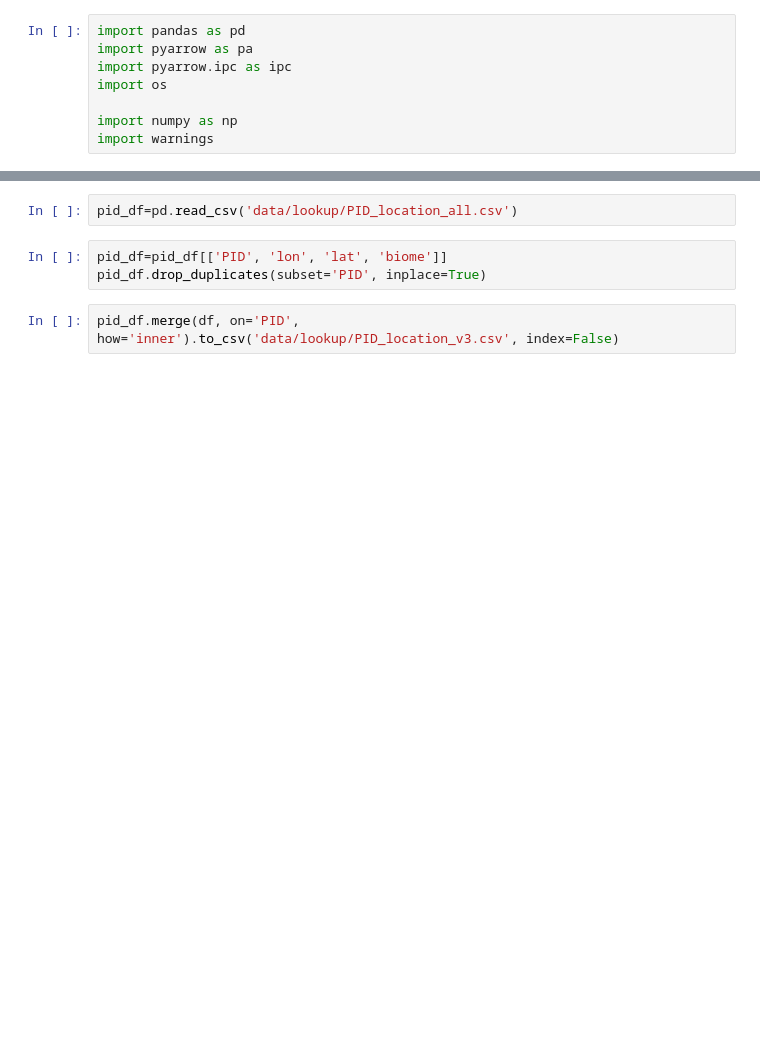
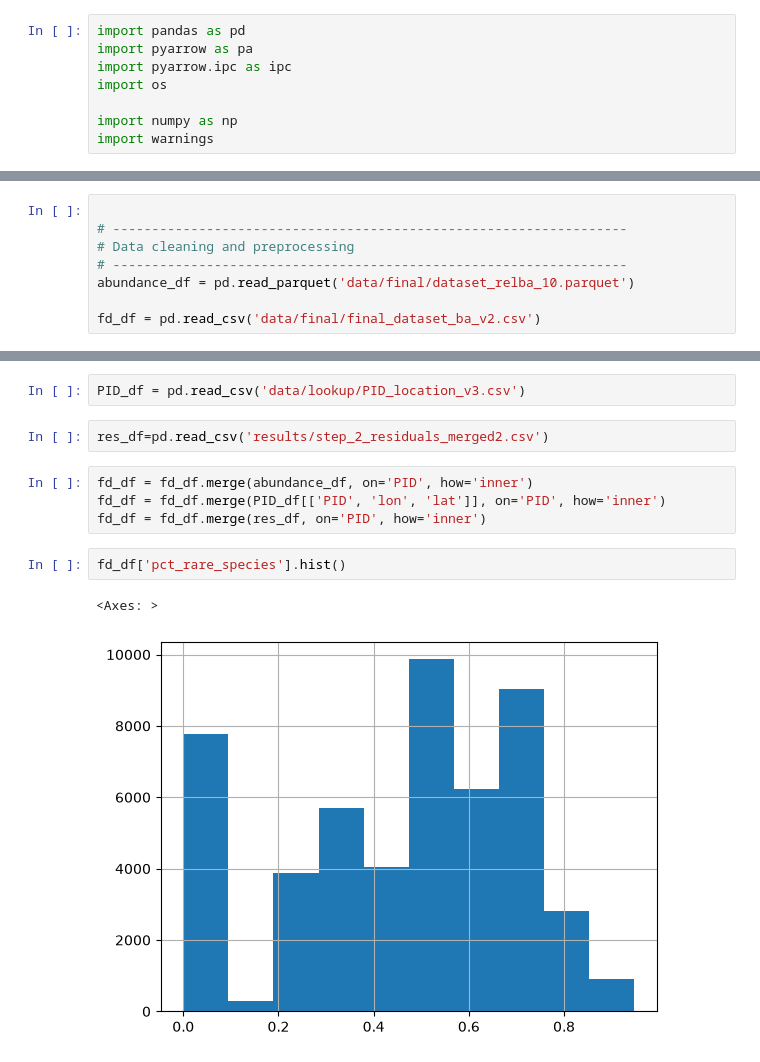
Before and after one commit to qiulinlx/FD_Stability, a Jupyter notebook: scratch.ipynb, the cells around one changed output, grey strips where cells are left out. Drawn from its saved outputs; the diff is of its cells as text; blank space fills up the shorter version.

Commit message:
all changes before cleaning

```diff
--- a/scratch.ipynb
+++ b/scratch.ipynb
@@ -81,0 +9,8 @@ df=df.merge(df_s, on='PID', how='inner')
+# %%
+
+# ------------------------------------------------------------------
+# Data cleaning and preprocessing
+# ------------------------------------------------------------------
+abundance_df = pd.read_parquet('data/final/dataset_relba_10.parquet')
+
+fd_df = pd.read_csv('data/final/final_dataset_ba_v2.csv')
@@ -82,7 +36,13 @@ df=df.merge(df_s, on='PID', how='inner')
 # %%
-pid_df=pd.read_csv('data/lookup/PID_location_all.csv')
+PID_df = pd.read_csv('data/lookup/PID_location_v3.csv')
-# %%
-pid_df=pid_df[['PID', 'lon', 'lat', 'biome']]
-pid_df.drop_duplicates(subset='PID', inplace=True)
-# %%
-pid_df.merge(df, on='PID', how='inner').to_csv('data/lookup/PID_location_v3.csv', index=False)
+# %%
+res_df=pd.read_csv('results/step_2_residuals_merged2.csv')
+# %%
+fd_df = fd_df.merge(abundance_df, on='PID', how='inner')
+fd_df = fd_df.merge(PID_df[['PID', 'lon', 'lat']], on='PID', how='inner')
+fd_df = fd_df.merge(res_df, on='PID', how='inner')
+# %%
+fd_df['pct_rare_species'].hist()
+# %% [output]
+<Axes: >
+[figure, added]
```
Also changed, not shown: parts of 11 cells of this notebook, 13 other files.
